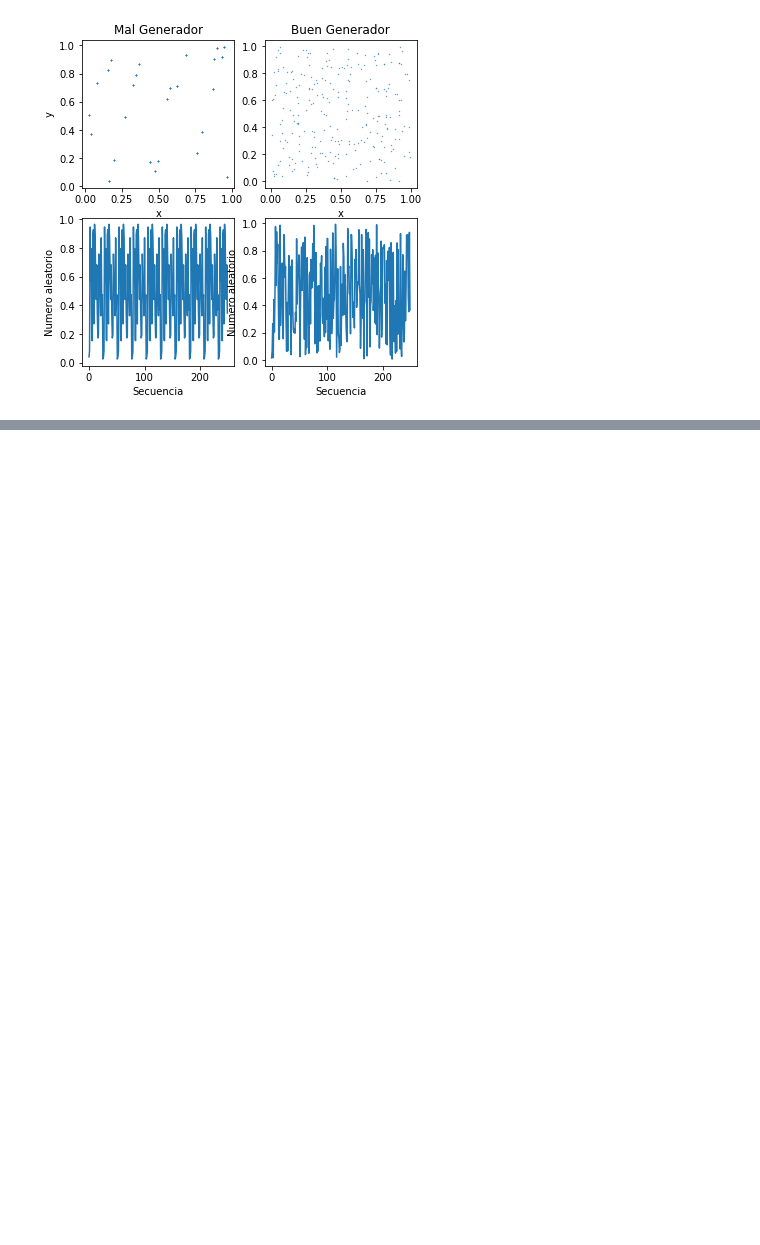
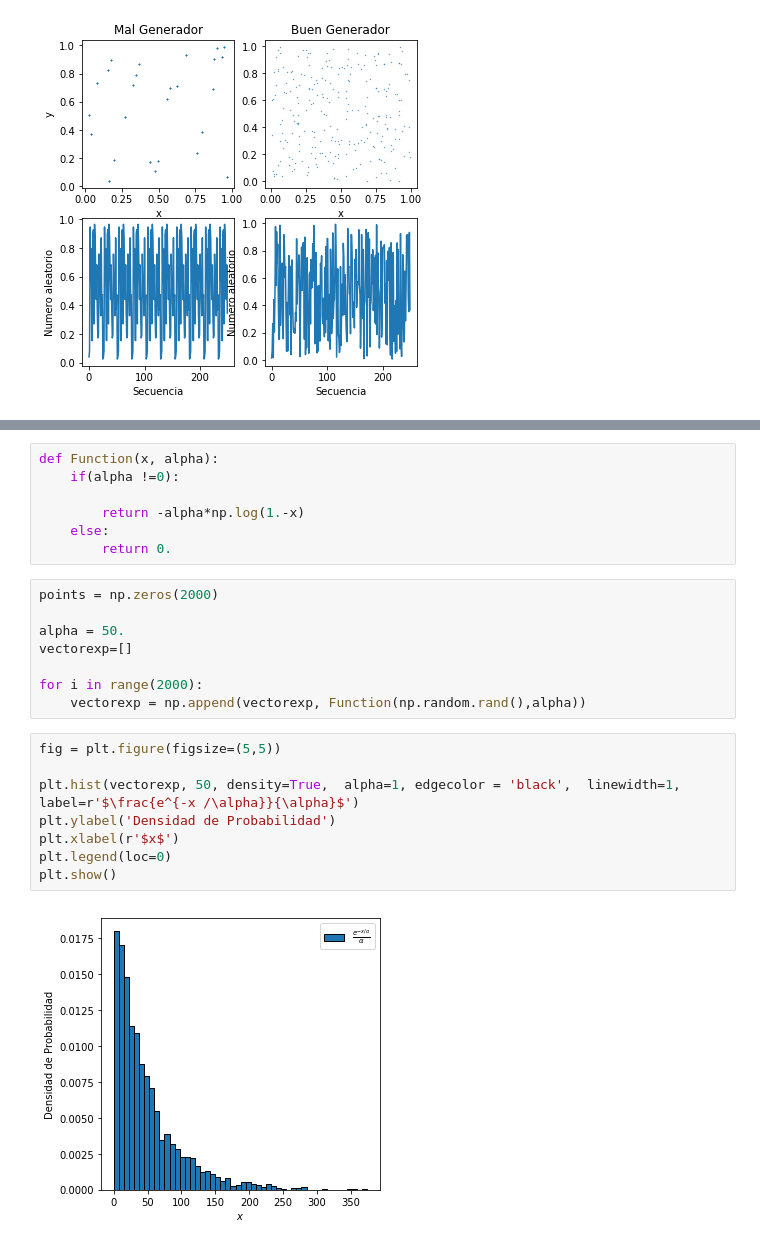
Before and after one commit to irecio/MetodoComputacionales, a Jupyter notebook: Week3/Lecture1.ipynb, the cells around one changed output, grey strips where cells are left out. Cells and saved outputs as stored; diff of their text form; blank space fills up the shorter version.

```diff
--- a/Week3/Lecture1.ipynb
+++ b/Week3/Lecture1.ipynb
@@ -130,0 +179,25 @@ plt.show()
+# %%
+def Function(x, alpha):
+    if(alpha !=0):
+
+        return -alpha*np.log(1.-x)
+    else:
+        return 0.
+# %%
+points = np.zeros(2000)
+
+alpha = 50.
+vectorexp=[]
+
+for i in range(2000):
+    vectorexp = np.append(vectorexp, Function(np.random.rand(),alpha))
+# %%
+fig = plt.figure(figsize=(5,5))
+
+plt.hist(vectorexp, 50, density=True,  alpha=1, edgecolor = 'black',  linewidth=1, label=r'$\frac{e^{-x /\alpha}}{\alpha}$')
+plt.ylabel('Densidad de Probabilidad')
+plt.xlabel(r'$x$')
+plt.legend(loc=0)
+plt.show()
+# %% [output]
+[figure, added]
```
Also changed, not shown: parts of 12 cells of this notebook.
